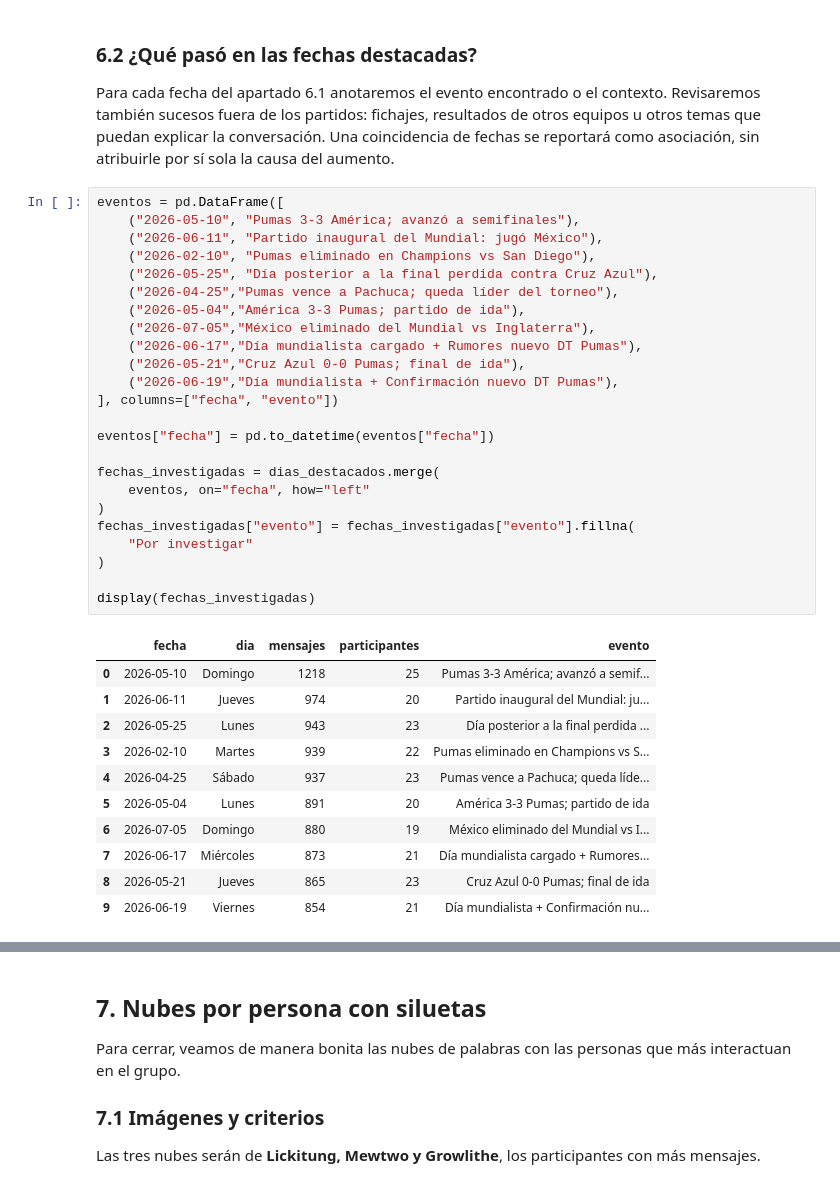
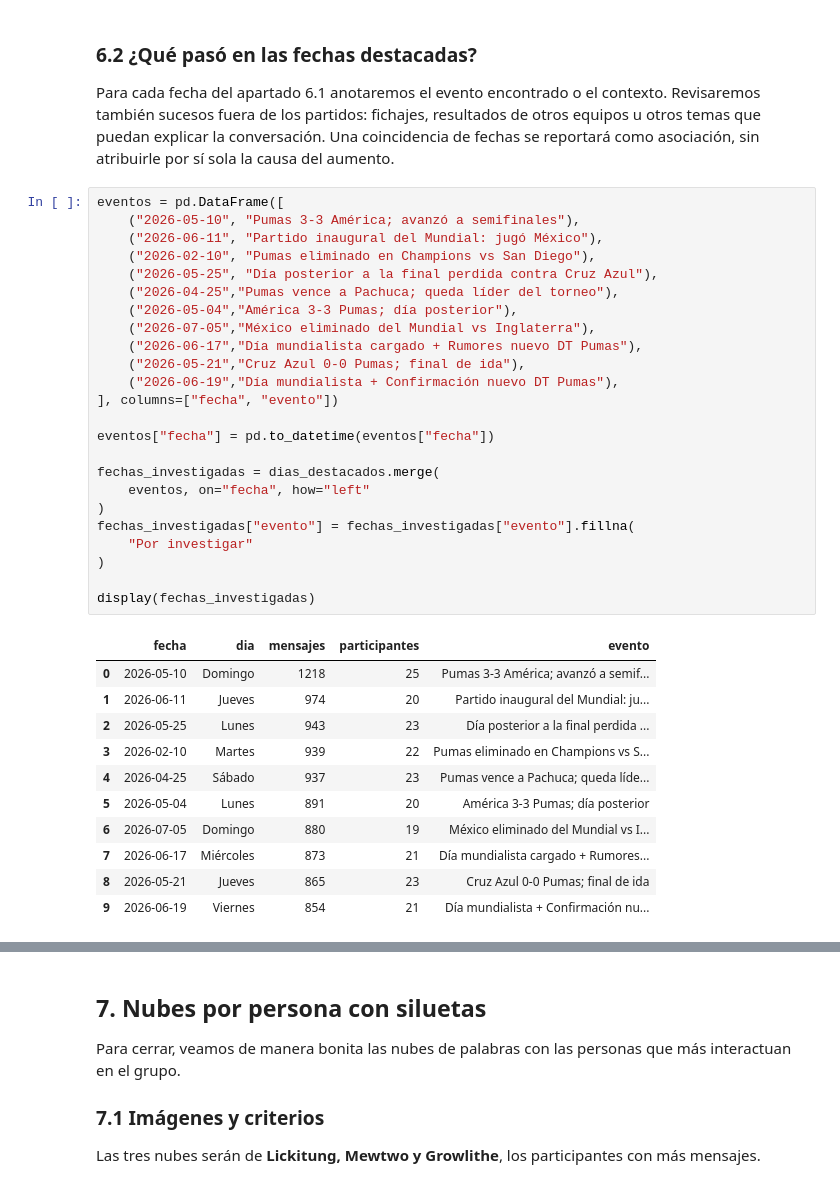
Before and after one commit to gamasand/mi-grupo-de-wasap, a Jupyter notebook: notebooks/analisis_grupo.ipynb, the cells around one changed output, grey strips where cells are left out. Saved outputs shown, nothing was run; the diff lists cells and outputs as text.

```diff
--- a/notebooks/analisis_grupo.ipynb
+++ b/notebooks/analisis_grupo.ipynb
@@ -861,35 +861,35 @@ Para cada fecha del apartado 6.1 anotaremos el evento encontrado o el contexto.
 # %%
 eventos = pd.DataFrame([
     ("2026-05-10", "Pumas 3-3 América; avanzó a semifinales"),
     ("2026-06-11", "Partido inaugural del Mundial: jugó México"),
     ("2026-02-10", "Pumas eliminado en Champions vs San Diego"),
     ("2026-05-25", "Día posterior a la final perdida contra Cruz Azul"),
     ("2026-04-25","Pumas vence a Pachuca; queda líder del torneo"),
-    ("2026-05-04","América 3-3 Pumas; partido de ida"),
+    ("2026-05-04","América 3-3 Pumas; día posterior"),
     ("2026-07-05","México eliminado del Mundial vs Inglaterra"),
     ("2026-06-17","Día mundialista cargado + Rumores nuevo DT Pumas"),
     ("2026-05-21","Cruz Azul 0-0 Pumas; final de ida"),
     ("2026-06-19","Día mundialista + Confirmación nuevo DT Pumas"),
 ], columns=["fecha", "evento"])
 
 eventos["fecha"] = pd.to_datetime(eventos["fecha"])
 
 fechas_investigadas = dias_destacados.merge(
     eventos, on="fecha", how="left"
 )
 fechas_investigadas["evento"] = fechas_investigadas["evento"].fillna(
     "Por investigar"
 )
 
 display(fechas_investigadas)
 # %% [output]
 |  | fecha | dia | mensajes | participantes | evento |
 | 0 | 2026-05-10 | Domingo | 1218 | 25 | Pumas 3-3 América; avanzó a semif... |
 | 1 | 2026-06-11 | Jueves | 974 | 20 | Partido inaugural del Mundial: ju... |
 | 2 | 2026-05-25 | Lunes | 943 | 23 | Día posterior a la final perdida ... |
 | 3 | 2026-02-10 | Martes | 939 | 22 | Pumas eliminado en Champions vs S... |
 | 4 | 2026-04-25 | Sábado | 937 | 23 | Pumas vence a Pachuca; queda líde... |
-| 5 | 2026-05-04 | Lunes | 891 | 20 | América 3-3 Pumas; partido de ida |
+| 5 | 2026-05-04 | Lunes | 891 | 20 | América 3-3 Pumas; día posterior |
 | 6 | 2026-07-05 | Domingo | 880 | 19 | México eliminado del Mundial vs I... |
 | 7 | 2026-06-17 | Miércoles | 873 | 21 | Día mundialista cargado + Rumores... |
 | 8 | 2026-05-21 | Jueves | 865 | 23 | Cruz Azul 0-0 Pumas; final de ida |
```
Also changed, not shown: parts of 10 cells of this notebook.
